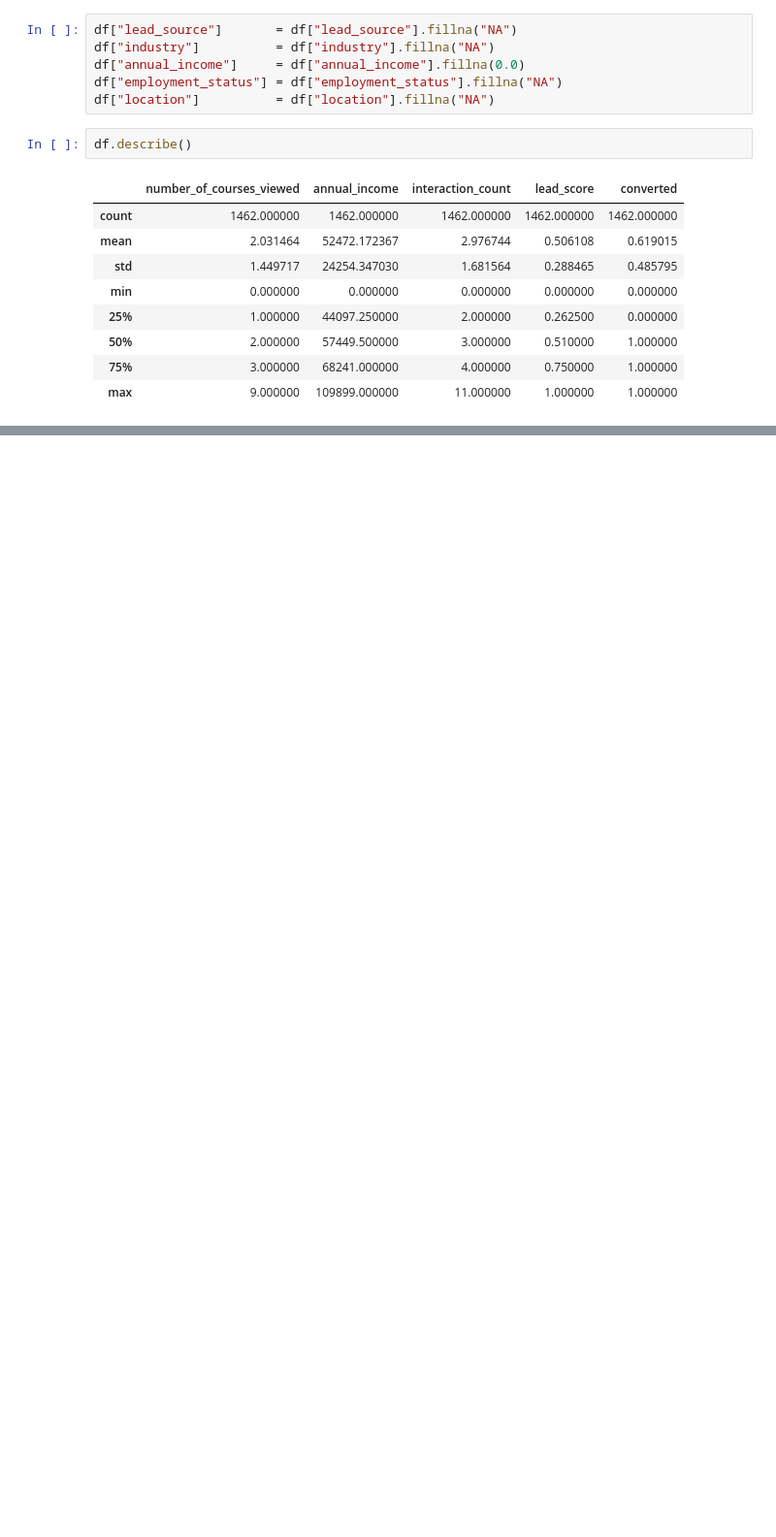
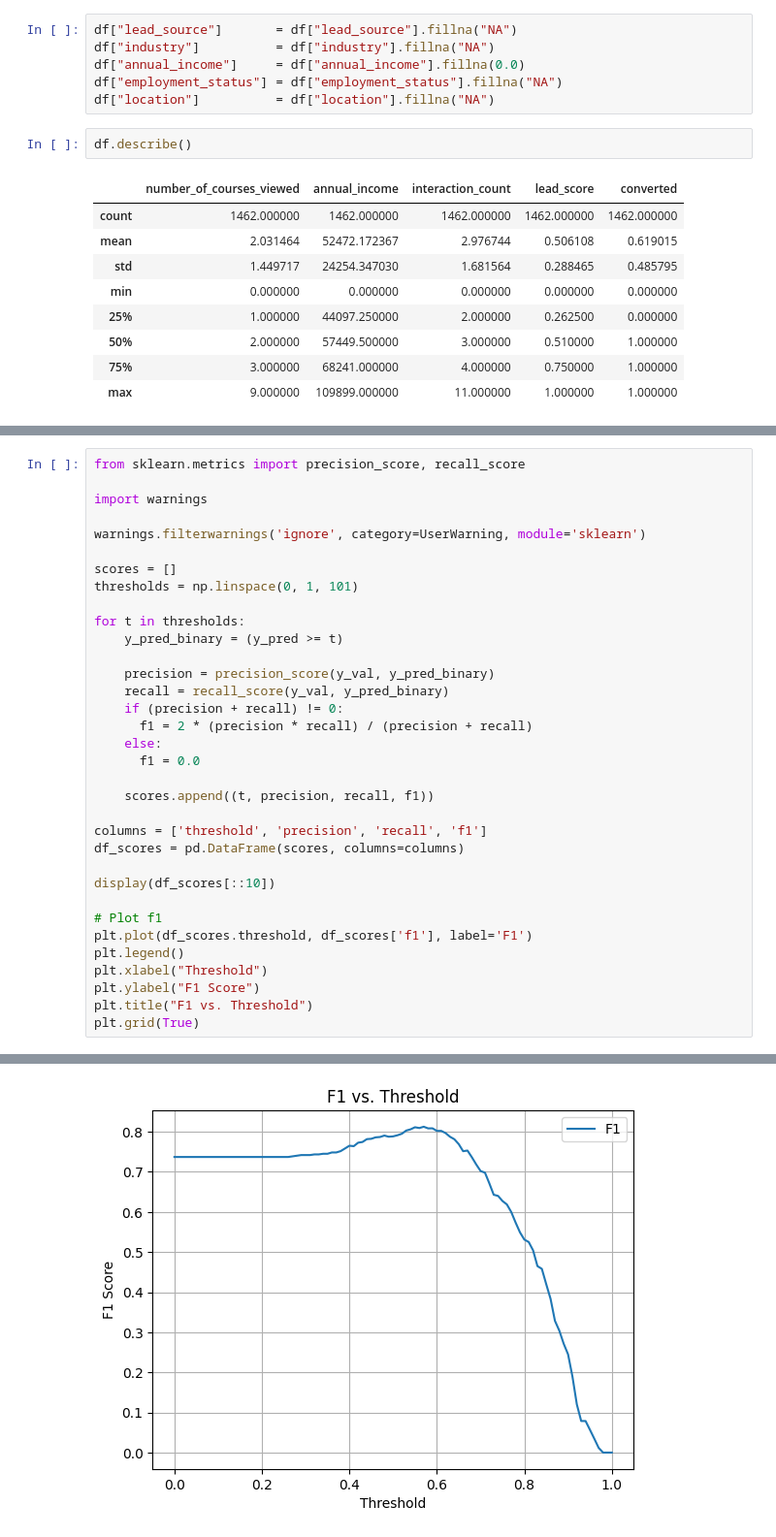
Before and after one commit to tnotstar/machine-learning-zoomcamp, a Jupyter notebook: cohorts/2025/04-evaluation/submission.ipynb, the cells around one changed output, grey strips where cells are left out. Shown: that part at 97% size. Cells and saved outputs as stored; diff of their text form; blank space fills up the shorter version.

```diff
--- a/cohorts/2025/04-evaluation/submission.ipynb
+++ b/cohorts/2025/04-evaluation/submission.ipynb
@@ -533,0 +312,35 @@ If your answer doesn't match options exactly, select the closest one
+# %%
+from sklearn.metrics import precision_score, recall_score
+
+import warnings
+
+warnings.filterwarnings('ignore', category=UserWarning, module='sklearn')
+
+scores = []
+thresholds = np.linspace(0, 1, 101)
+
+for t in thresholds:
+    y_pred_binary = (y_pred >= t)
+
+    precision = precision_score(y_val, y_pred_binary)
+    recall = recall_score(y_val, y_pred_binary)
+    if (precision + recall) != 0:
+      f1 = 2 * (precision * recall) / (precision + recall)
+    else:
+      f1 = 0.0
+
+    scores.append((t, precision, recall, f1))
+
+columns = ['threshold', 'precision', 'recall', 'f1']
+df_scores = pd.DataFrame(scores, columns=columns)
+
+display(df_scores[::10])
+
+# Plot f1
+plt.plot(df_scores.threshold, df_scores['f1'], label='F1')
+plt.legend()
+plt.xlabel("Threshold")
+plt.ylabel("F1 Score")
+plt.title("F1 vs. Threshold")
+plt.grid(True)
+# %% [output]
@@ -533,0 +359 @@ If your answer doesn't match options exactly, select the closest one
+[figure, added]
```
Also changed, not shown: parts of 72 cells of this notebook.
